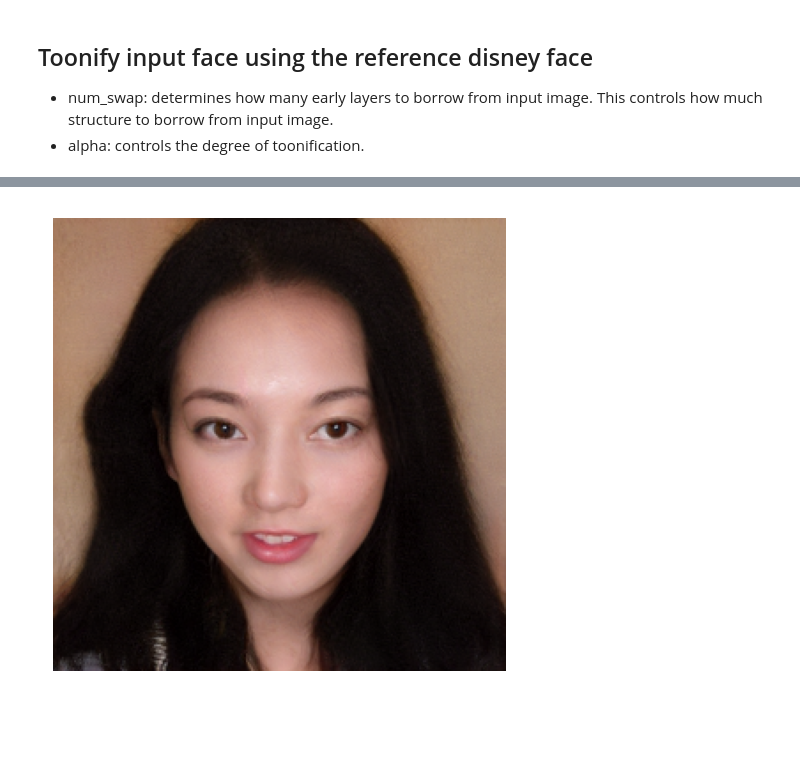
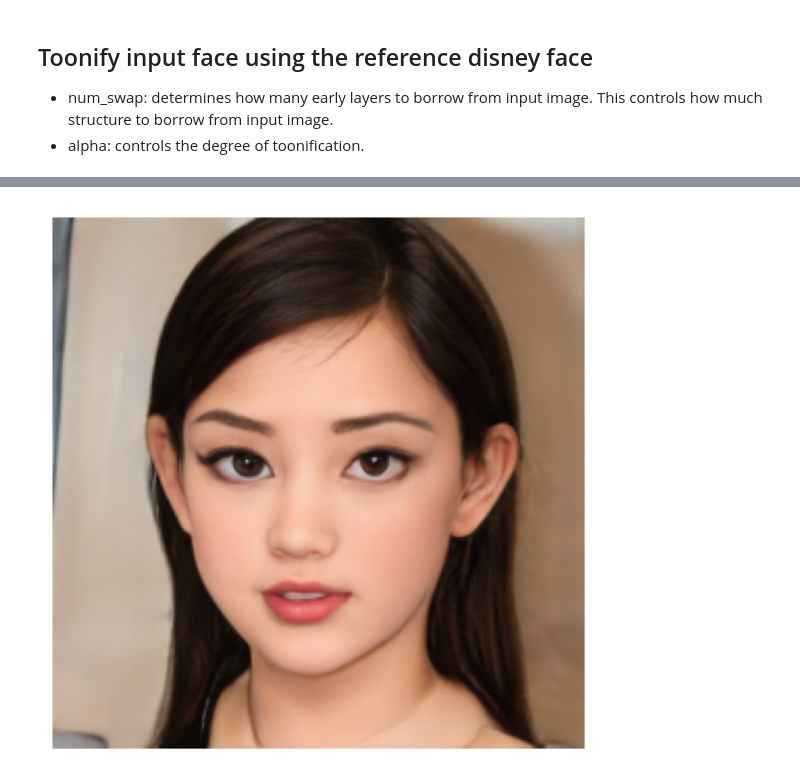
Before and after one commit to MC-GPT/AI, a Jupyter notebook: GAN_Model/toonify.ipynb, the cells around one changed output, grey strips where cells are left out. Cells and saved outputs as stored; diff of their text form; code cells hidden in the pictures; blank space fills up the shorter version.

```diff
--- a/GAN_Model/toonify.ipynb
+++ b/GAN_Model/toonify.ipynb
@@ -18,28 +18,11 @@ device = 'mps' #@param ['cuda', 'cpu','mps'] mps for arm structure
 generator1 = Generator(256, 512, 8, channel_multiplier=2).eval().to(device)
 generator2 = Generator(256, 512, 8, channel_multiplier=2).to(device).eval()
 
-mean_latent1 = load_model(generator1, 'face.pt')
-mean_latent2 = load_model(generator2, 'disney.pt')
+mean_latent1 = load_model(generator1, 'Models/face.pt')
+mean_latent2 = load_model(generator2, 'Models/disney.pt')
 
 print(len(mean_latent1))
 print(mean_latent1[0].shape)
 # %% [output]
 20
 torch.Size([1, 512])
-# %%
-truncation = .5
-face_seed =  44653 #@param {type:"number"}
-disney_seed =  686867 #@param {type:"number"}
-
-with torch.no_grad():
-    torch.manual_seed(face_seed)
-    source_code = torch.randn([1, 512]).to(device)
-    latent1 = generator1.get_latent(source_code, truncation=truncation, mean_latent=mean_latent1)
-    source_im, _ = generator1(latent1)
-
-    torch.manual_seed(disney_seed)
-    reference_code = torch.randn([1, 512]).to(device)
-    latent2 = generator2.get_latent(reference_code, truncation=truncation, mean_latent=mean_latent2)
-    reference_im, _ = generator2(latent2)
-
-    display_image(torch.cat([source_im, reference_im], -1), size=None, title='Input/Reference')
@@ -52,7 +33,7 @@ with torch.no_grad():
 - alpha: controls the degree of toonification.
 # %%
 num_swap =  6
-alpha =  0.5
+alpha =  0.3
 
 early_alpha = 0
 
@@ -102,6 +83,3 @@ def toonify(latent1, latent2):
     image = skip.clamp(-1,1)
 
     return image
-
-result = toonify(latent1, latent2)
-display_image(result)
@@ -156,7 +102,4 @@ display_image(reference_im)
-# %%
-with torch.no_grad():
-    blend = generator1.blend_bbox(latent_real, latent2, [(x, y, w, h)], model_type='face', num_blend=10)
-
-display_image(blend)
-# %% [output]
-[figure, removed]
+# %%
+display_image(toonify(latent_real,mean_latent2))
+# %% [output]
+[figure, added]
```
Also changed, not shown: parts of 9 cells of this notebook, 1 other file.
